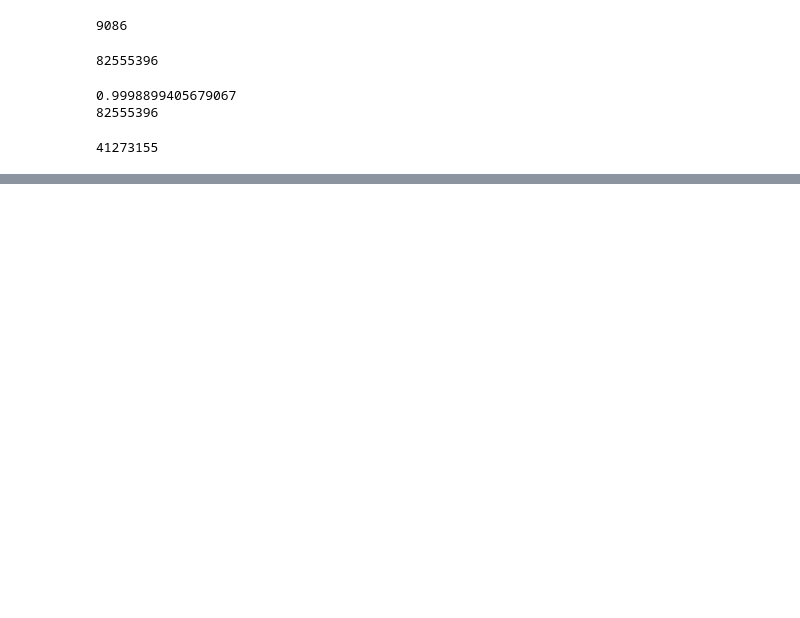
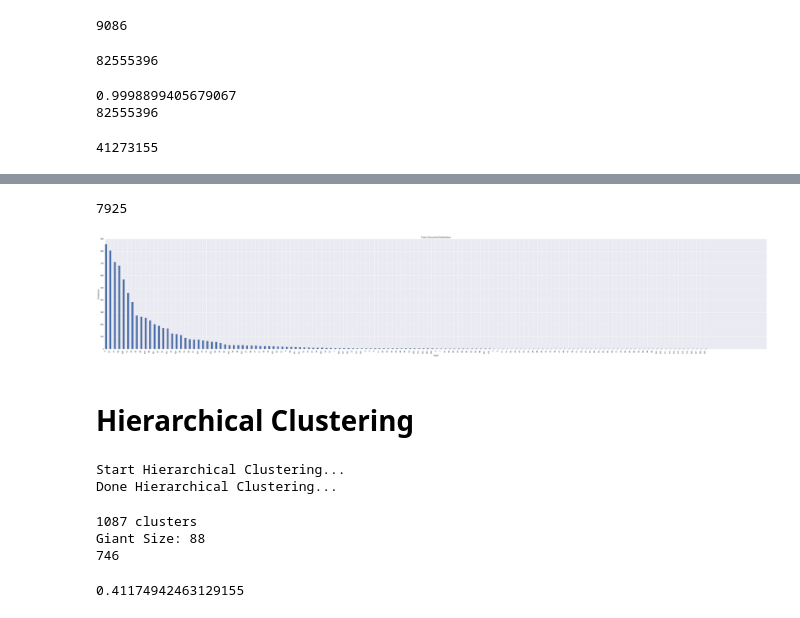
Before and after one commit to patorn/ucl_topic_structure_network_analysis, a Jupyter notebook: network.ipynb, the cells around one changed output, grey strips where cells are left out. Cells and saved outputs as stored; diff of their text form; code cells hidden in the pictures; blank space fills up the shorter version.

Commit message:
Add ward clustering

```diff
--- a/network.ipynb
+++ b/network.ipynb
@@ -612,4 +880,4 @@ sg.write_gml('tmp/igraph_lda_01.gml')
 # %%
-g = ig.Graph.Read_GML('tmp/igraph_lda_01.gml')
+g_lda = ig.Graph.Read_GML('tmp/hell_igraph_lda_01.gml')
 # %%
-sg = g.es.select(weight_ge=0.9).subgraph()
+sg_lda = g_lda.es.select(weight_ge=0.5).subgraph()
@@ -616,4 +890,4 @@ sg = g.es.select(weight_ge=0.9).subgraph()
 # %%
 # community = sg.community_infomap(edge_weights='weight')
-community = sg.community_multilevel(weights='weight')
+community_lda = sg_lda.community_multilevel(weights='weight')
 # community = sg.community_leading_eigenvector(weights='weight')
@@ -630,5 +906,13 @@ print("Modularity {}".format(sg.modularity(community.membership)))
 # %%
 with open('tmp/lda_network_docs.txt', 'w+') as file:
-    for i in range(max(community.membership)):
-        for v in community.subgraph(i).vs():
+    for i in range(max(community_lda.membership) + 1):
+        for v in community_lda.subgraph(i).vs():
             file.write("Topic:{} File:{} Title:{}\n".format(i, v['name'], docs[v['name']]['webTitle']))
+# %% [output]
+7925
+# %%
+community_to_size_chart(community_lda)
+# %% [output]
+[figure, added]
+# %% [markdown]
+# Hierarchical Clustering
@@ -634,0 +923,11 @@ with open('tmp/lda_network_docs.txt', 'w+') as file:
+# %%
+from scipy.cluster.hierarchy import ward, dendrogram
+
+print("Start Hierarchical Clustering...")
+
+linkage_matrix = ward(dist) #define the linkage_matrix using ward clustering pre-computed distances
+
+print("Done Hierarchical Clustering...")
+# %% [output]
+Start Hierarchical Clustering...
+Done Hierarchical Clustering...
@@ -634,0 +936,33 @@ with open('tmp/lda_network_docs.txt', 'w+') as file:
+# %%
+from scipy.cluster.hierarchy import fclusterdata, fcluster
+
+def cluster_indices(cluster_assignments):
+    n = cluster_assignments.max()
+    indices = []
+    for cluster_number in range(1, n + 1):
+        indices.append(np.where(cluster_assignments == cluster_number)[0])
+    return indices
+
+# Compute the clusters.
+cutoff = 1.0
+cluster_assignments = fcluster(linkage_matrix, 3, criterion="distance")
+
+# Print the indices of the data points in each cluster.
+num_clusters = cluster_assignments.max()
+print("%d clusters" % num_clusters)
+indices = cluster_indices(cluster_assignments)
+
+print("Giant Size:", len(max(indices, key=lambda x: len(x))))
+
+# for k, ind in enumerate(indices):
+#     print("cluster", k + 1, " (Length:)", len(ind), "=", ind)
+
+for k, ind in enumerate(indices):
+    for i in ind:
+        docs[token_keys[i]]['ward'] = k
+
+print(docs['2016-05-24-283']['ward'])
+# %% [output]
+1087 clusters
+Giant Size: 88
+746
@@ -634,0 +975,15 @@ with open('tmp/lda_network_docs.txt', 'w+') as file:
+# %%
+topics = {}
+
+for k, v in ward_items:
+    topic_no = v['ward']
+    try:
+        topics[topic_no]
+    except KeyError:
+        topics[topic_no] = []
+
+    topics[topic_no].append(docs[k]['tfidf'])
+
+overall_similarity(topics)
+# %% [output]
+0.41174942463129155
```
Also changed, not shown: parts of 128 cells of this notebook.
